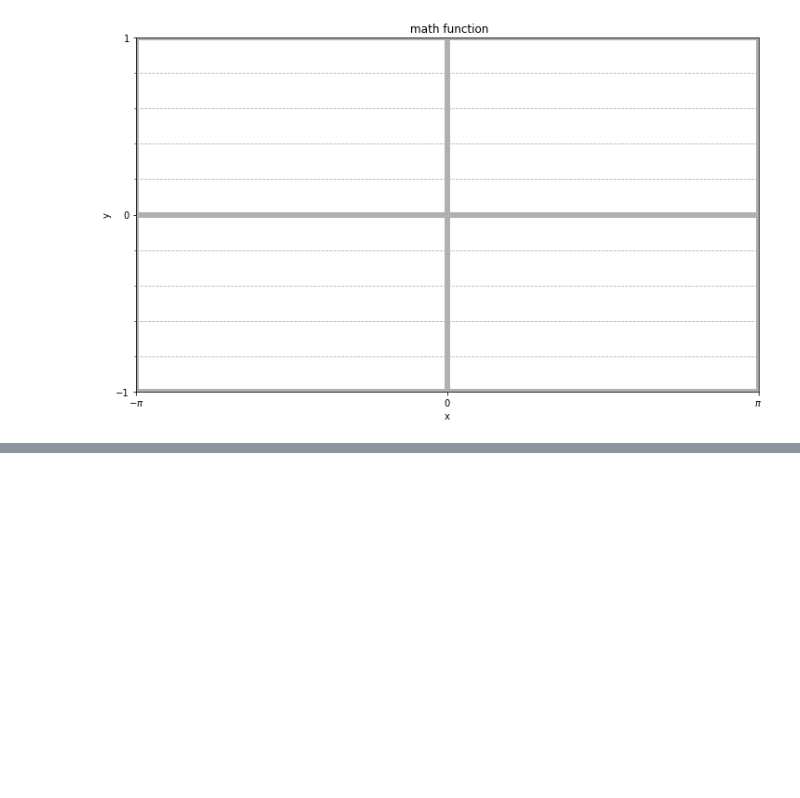
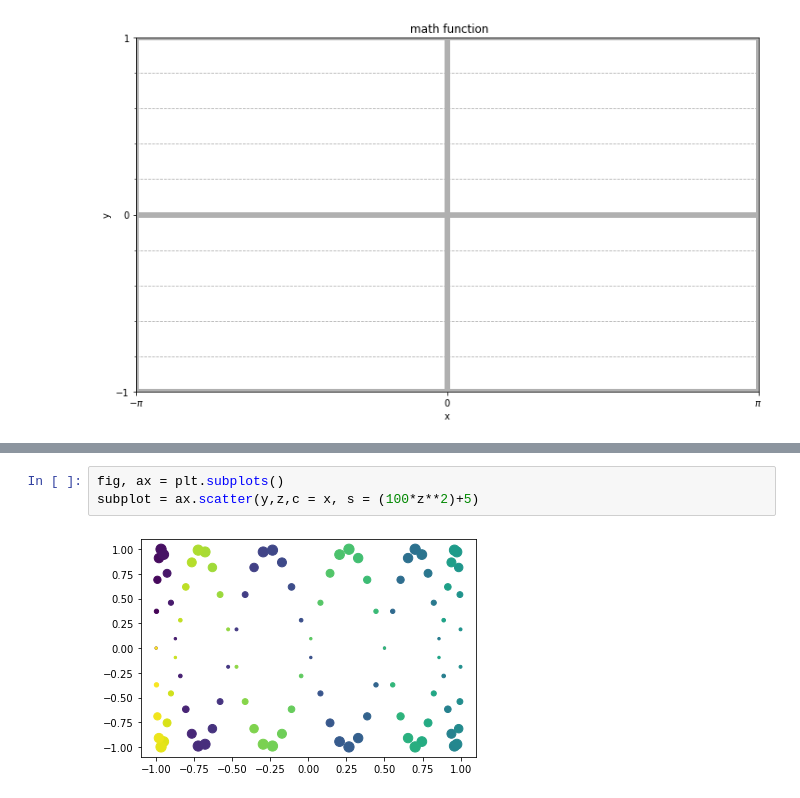
Before and after one commit to YuweiZJ/rces-lecture, a Jupyter notebook: Untitled.ipynb, the cells around one changed output, grey strips where cells are left out. Drawn from its saved outputs; the diff is of its cells as text; blank space fills up the shorter version.

```diff
--- a/Untitled.ipynb
+++ b/Untitled.ipynb
@@ -1138,0 +1148,5 @@ ax.grid(which = 'major',linewidth = 6)
+# %%
+fig, ax = plt.subplots()
+subplot = ax.scatter(y,z,c = x, s = (100*z**2)+5)
+# %% [output]
+[figure, added]
```
Also changed, not shown: parts of 91 cells of this notebook.
